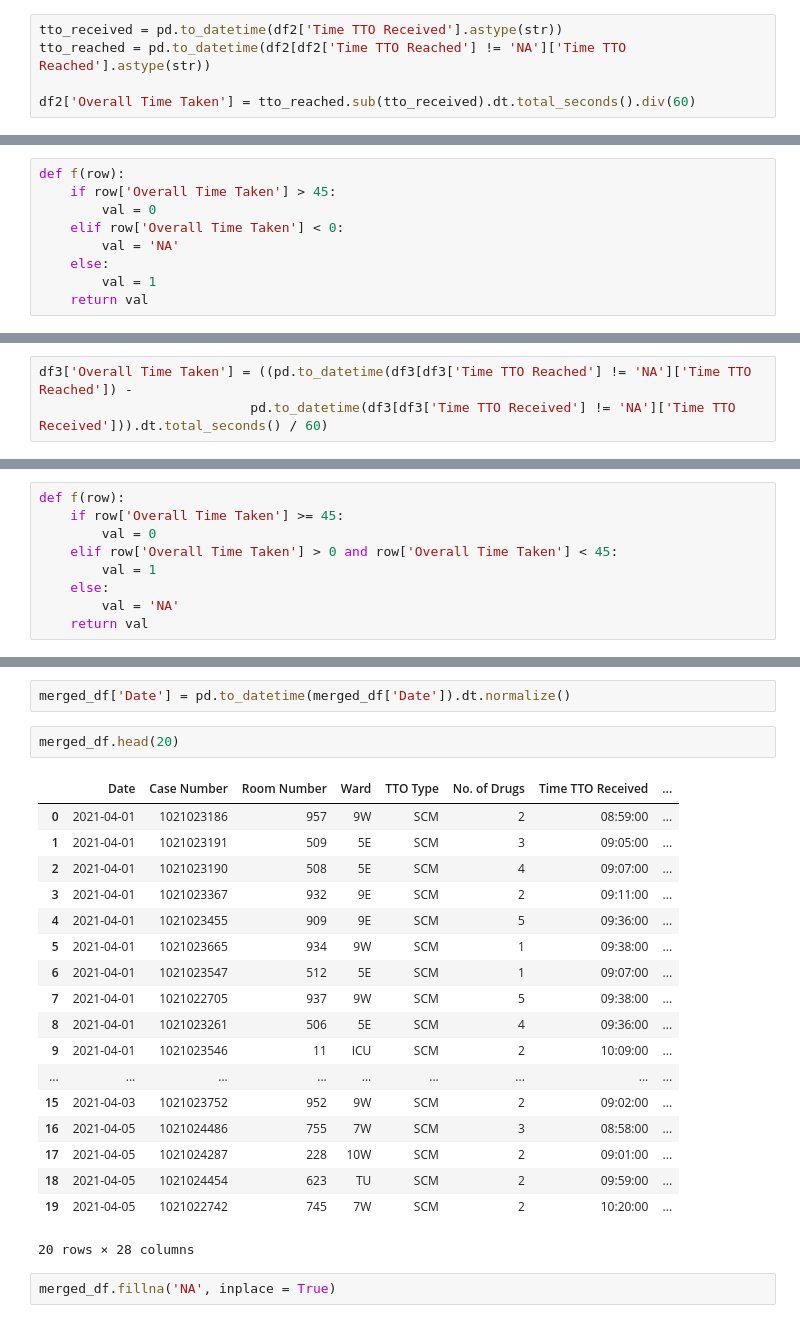
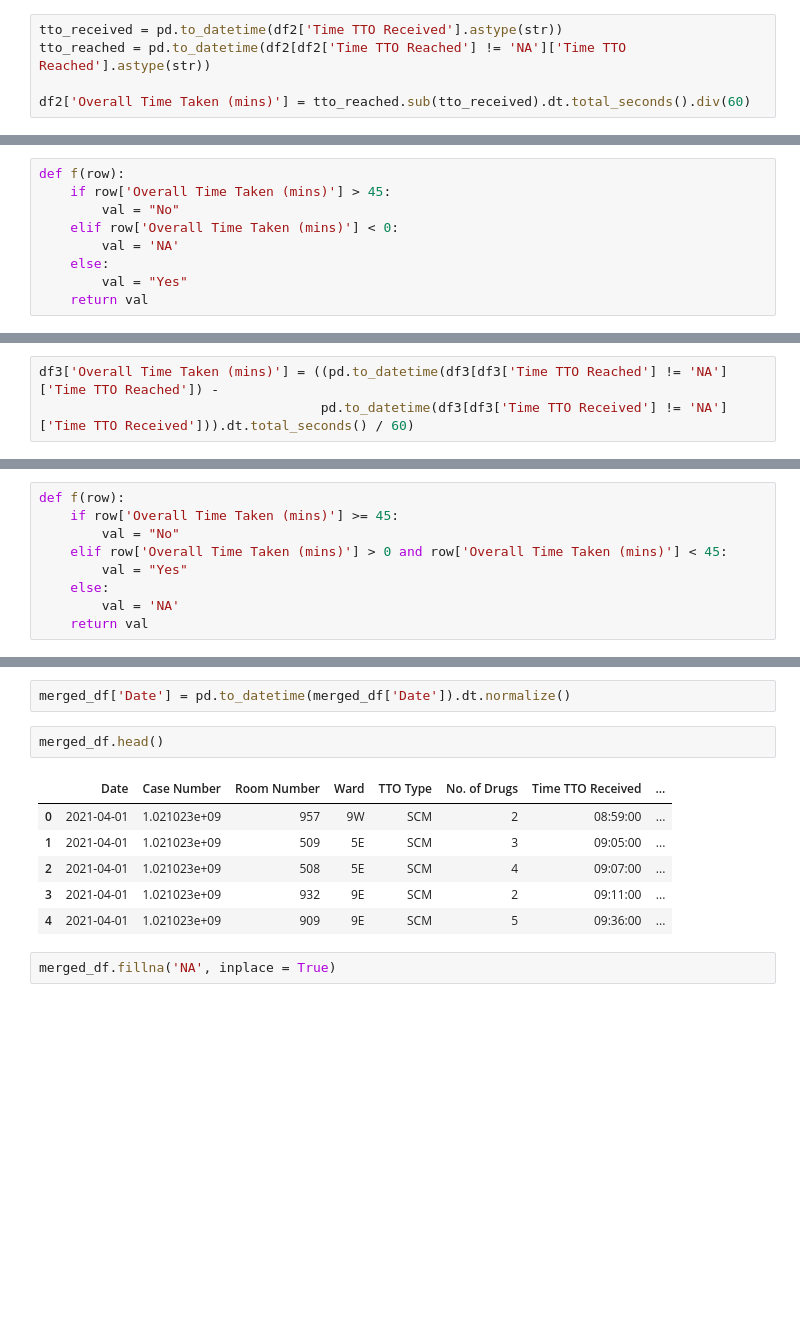
Before and after one commit to RoystonCXW/IS447---Smart-Healthcare, a Jupyter notebook: IS447/System/Data/Pharmacy Dept/Data Cleaning/GEH_Cleaning.ipynb, the cells around one changed output, grey strips where cells are left out. Drawn from its saved outputs; the diff is of its cells as text; blank space fills up the shorter version.

```diff
--- a/IS447/System/Data/Pharmacy Dept/Data Cleaning/GEH_Cleaning.ipynb
+++ b/IS447/System/Data/Pharmacy Dept/Data Cleaning/GEH_Cleaning.ipynb
@@ -289,4 +291,4 @@ df2['Time TTO Reached'] = df2['Time TTO Reached'].replace('9.:09', 'NA')
 tto_received = pd.to_datetime(df2['Time TTO Received'].astype(str))
 tto_reached = pd.to_datetime(df2[df2['Time TTO Reached'] != 'NA']['Time TTO Reached'].astype(str))
 
-df2['Overall Time Taken'] = tto_reached.sub(tto_received).dt.total_seconds().div(60)
+df2['Overall Time Taken (mins)'] = tto_reached.sub(tto_received).dt.total_seconds().div(60)
@@ -295,11 +299,11 @@ df2['Overall Time Taken'] = tto_reached.sub(tto_received).dt.total_seconds().div
 # %%
 def f(row):
-    if row['Overall Time Taken'] > 45:
-        val = 0
-    elif row['Overall Time Taken'] < 0:
+    if row['Overall Time Taken (mins)'] > 45:
+        val = "No"
+    elif row['Overall Time Taken (mins)'] < 0:
         val = 'NA'
     else:
-        val = 1
+        val = "Yes"
     return val
 # %%
 df2['Meet KPI'] = df2.apply(f, axis=1)
@@ -543,6 +552,6 @@ See the caveats in the documentation: https://pandas.pydata.org/pandas-docs/stab
 # %%
-df3['Overall Time Taken'] = ((pd.to_datetime(df3[df3['Time TTO Reached'] != 'NA']['Time TTO Reached']) -
-                           pd.to_datetime(df3[df3['Time TTO Received'] != 'NA']['Time TTO Received'])).dt.total_seconds() / 60)
+df3['Overall Time Taken (mins)'] = ((pd.to_datetime(df3[df3['Time TTO Reached'] != 'NA']['Time TTO Reached']) -
+                                    pd.to_datetime(df3[df3['Time TTO Received'] != 'NA']['Time TTO Received'])).dt.total_seconds() / 60)
 # %% [output]
 A value is trying to be set on a copy of a slice from a DataFrame.
 Try using .loc[row_indexer,col_indexer] = value instead
@@ -571,9 +585,9 @@ dtype: int64
 # %%
 def f(row):
-    if row['Overall Time Taken'] >= 45:
-        val = 0
-    elif row['Overall Time Taken'] > 0 and row['Overall Time Taken'] < 45:
-        val = 1
+    if row['Overall Time Taken (mins)'] >= 45:
+        val = "No"
+    elif row['Overall Time Taken (mins)'] > 0 and row['Overall Time Taken (mins)'] < 45:
+        val = "Yes"
     else:
         val = 'NA'
     return val
@@ -634,26 +650,14 @@ merged_df
 # %%
 merged_df['Date'] = pd.to_datetime(merged_df['Date']).dt.normalize()
 # %%
-merged_df.head(20)
+merged_df.head()
 # %% [output]
 |  | Date | Case Number | Room Number | Ward | TTO Type | No. of Drugs | Time TTO Received | ... |
-| 0 | 2021-04-01 | 1021023186 | 957 | 9W | SCM | 2 | 08:59:00 | ... |
-| 1 | 2021-04-01 | 1021023191 | 509 | 5E | SCM | 3 | 09:05:00 | ... |
-| 2 | 2021-04-01 | 1021023190 | 508 | 5E | SCM | 4 | 09:07:00 | ... |
-| 3 | 2021-04-01 | 1021023367 | 932 | 9E | SCM | 2 | 09:11:00 | ... |
-| 4 | 2021-04-01 | 1021023455 | 909 | 9E | SCM | 5 | 09:36:00 | ... |
-| 5 | 2021-04-01 | 1021023665 | 934 | 9W | SCM | 1 | 09:38:00 | ... |
-| 6 | 2021-04-01 | 1021023547 | 512 | 5E | SCM | 1 | 09:07:00 | ... |
-| 7 | 2021-04-01 | 1021022705 | 937 | 9W | SCM | 5 | 09:38:00 | ... |
-| 8 | 2021-04-01 | 1021023261 | 506 | 5E | SCM | 4 | 09:36:00 | ... |
-| 9 | 2021-04-01 | 1021023546 | 11 | ICU | SCM | 2 | 10:09:00 | ... |
-| ... | ... | ... | ... | ... | ... | ... | ... | ... |
-| 15 | 2021-04-03 | 1021023752 | 952 | 9W | SCM | 2 | 09:02:00 | ... |
-| 16 | 2021-04-05 | 1021024486 | 755 | 7W | SCM | 3 | 08:58:00 | ... |
-| 17 | 2021-04-05 | 1021024287 | 228 | 10W | SCM | 2 | 09:01:00 | ... |
-| 18 | 2021-04-05 | 1021024454 | 623 | TU | SCM | 2 | 09:59:00 | ... |
-| 19 | 2021-04-05 | 1021022742 | 745 | 7W | SCM | 2 | 10:20:00 | ... |
+| 0 | 2021-04-01 | 1.021023e+09 | 957 | 9W | SCM | 2 | 08:59:00 | ... |
+| 1 | 2021-04-01 | 1.021023e+09 | 509 | 5E | SCM | 3 | 09:05:00 | ... |
+| 2 | 2021-04-01 | 1.021023e+09 | 508 | 5E | SCM | 4 | 09:07:00 | ... |
+| 3 | 2021-04-01 | 1.021023e+09 | 932 | 9E | SCM | 2 | 09:11:00 | ... |
+| 4 | 2021-04-01 | 1.021023e+09 | 909 | 9E | SCM | 5 | 09:36:00 | ... |
-20 rows × 28 columns
 # %%
 merged_df.fillna('NA', inplace = True)
 # %%
```
Also changed, not shown: parts of 45 cells of this notebook, 3 other files.
